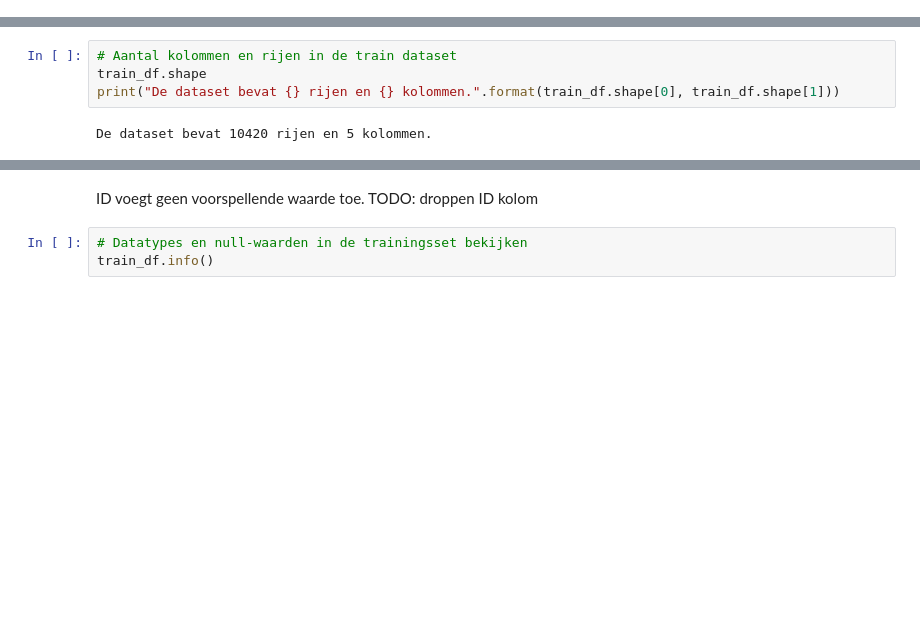
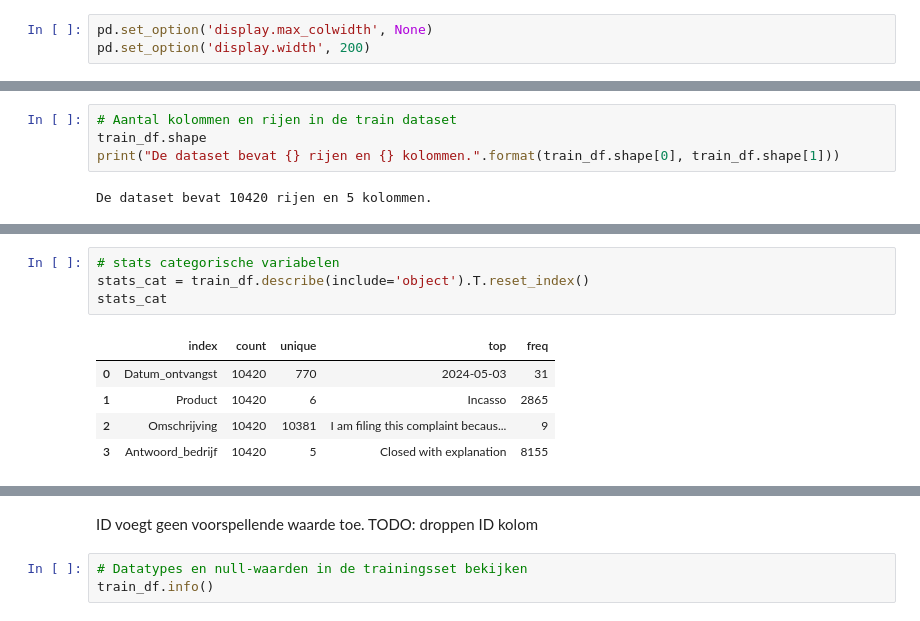
Before and after one commit to OdessaA/dataproject_1, a Jupyter notebook: EDA_klachten.ipynb, the cells around one changed output, grey strips where cells are left out. Saved outputs shown, nothing was run; the diff lists cells and outputs as text; blank space fills up the shorter version.

```diff
--- a/EDA_klachten.ipynb
+++ b/EDA_klachten.ipynb
@@ -6,6 +6,9 @@ import seaborn as sns
 from sklearn.model_selection import train_test_split
 import matplotlib.pyplot as plt
 import matplotlib.dates as mdates
+# %%
+pd.set_option('display.max_colwidth', None)
+pd.set_option('display.width', 200)
 # %%
 # dataset inladen en omzetten in pandas dataframe
 df = pd.read_csv('klachten.csv')
@@ -44,0 +58,10 @@ df.describe().T
+# %%
+# stats categorische variabelen
+stats_cat = train_df.describe(include='object').T.reset_index()
+stats_cat
+# %% [output]
+|  | index | count | unique | top | freq |
+| 0 | Datum_ontvangst | 10420 | 770 | 2024-05-03 | 31 |
+| 1 | Product | 10420 | 6 | Incasso | 2865 |
+| 2 | Omschrijving | 10420 | 10381 | I am filing this complaint becaus... | 9 |
+| 3 | Antwoord_bedrijf | 10420 | 5 | Closed with explanation | 8155 |
```
Also changed, not shown: parts of 10 cells of this notebook.
